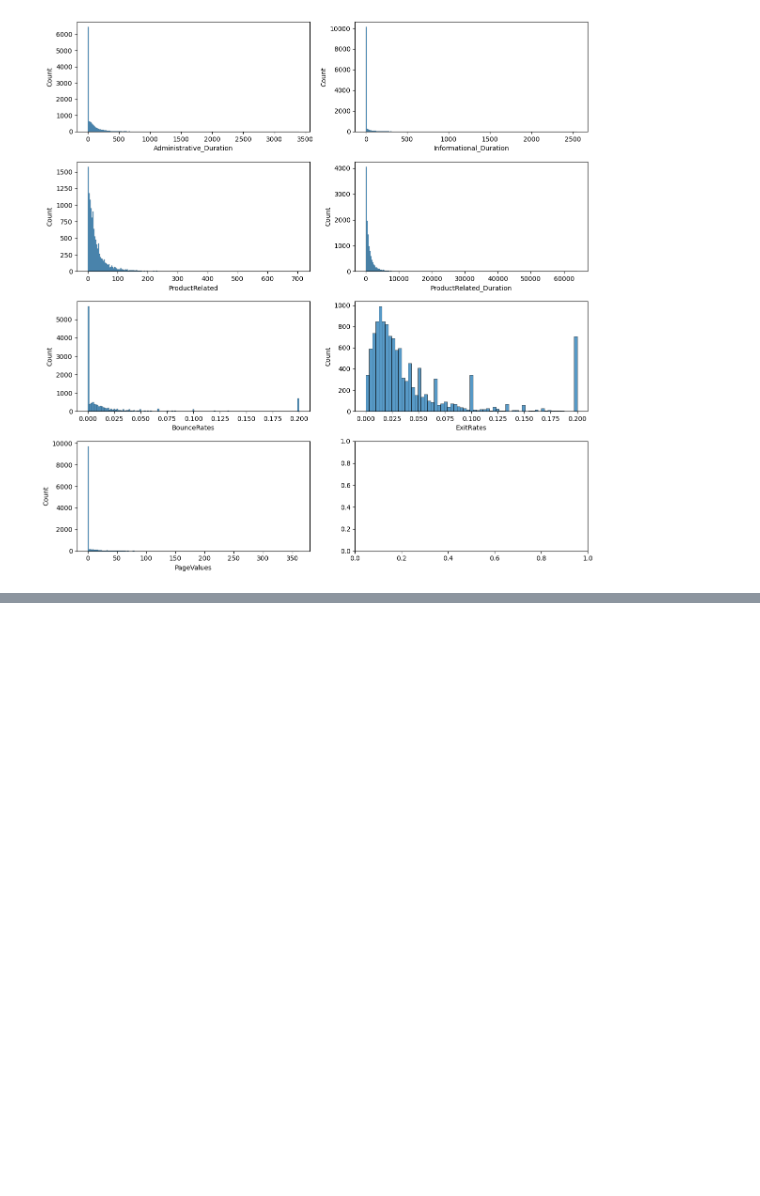
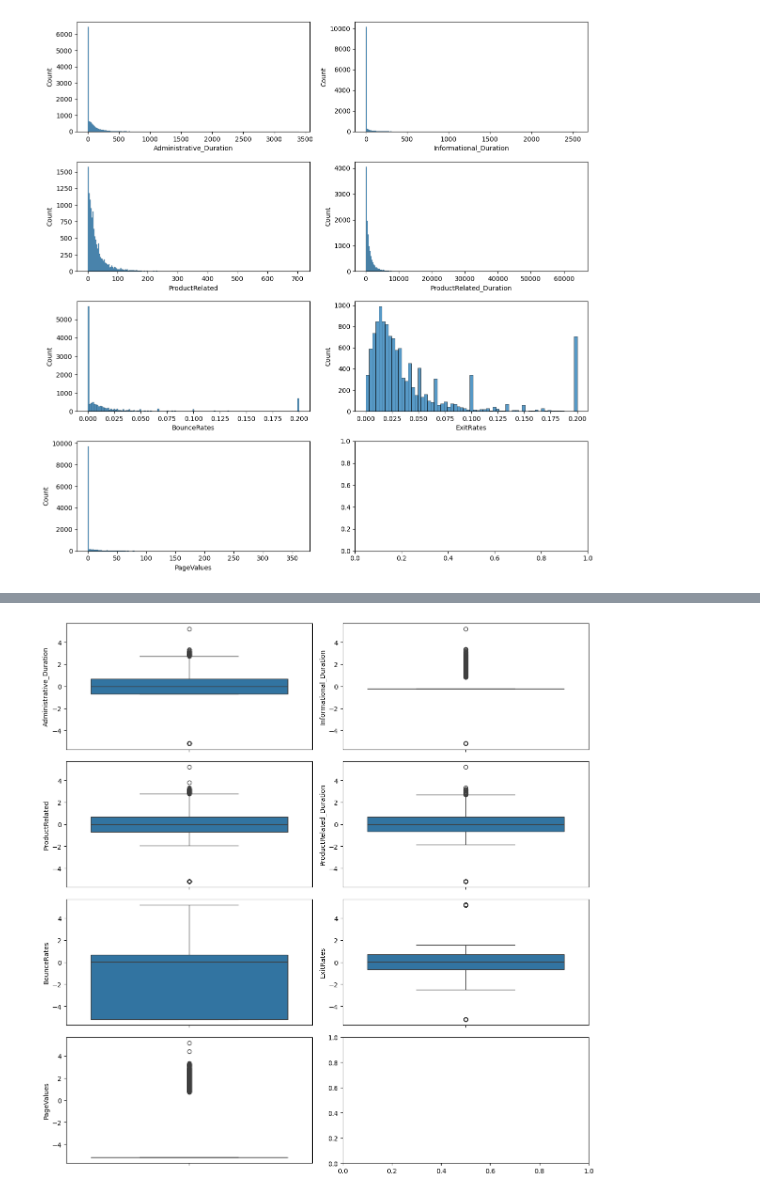
Before and after one commit to LeonArmster/Projeto_Previsao_Ecommerce, a Jupyter notebook: Code/modelo_preditivo.ipynb, the cells around one changed output, grey strips where cells are left out. Drawn from its saved outputs; the diff is of its cells as text; code cells hidden in the pictures; blank space fills up the shorter version.

```diff
--- a/Code/modelo_preditivo.ipynb
+++ b/Code/modelo_preditivo.ipynb
@@ -262,3 +262,8 @@ plt.savefig(imagem/'histplot.png')
 plt.show();
 # %% [output]
 [figure]
+# %%
+# Aplicar o QuantileTransformer nas colunas numéricas
+
+qt = QuantileTransformer(output_distribution='normal', random_state=42)
+df[variaveis_continuas] = qt.fit_transform(df[variaveis_continuas])
@@ -264,0 +279,22 @@ plt.show();
+# %%
+# Gerando boxplots para analise das variáveis continuas
+
+plt.rcParams['figure.figsize'] = [12.00, 12.00]
+plt.rcParams['figure.autolayout'] = True
+f, axes = plt.subplots(4,2)
+
+linha = 0
+coluna = 0
+
+for i in variaveis_continuas:
+    sns.boxplot(data = df, y=i, ax=axes[linha][coluna])
+
+    coluna += 1
+    if coluna == 2:
+        linha += 1
+        coluna = 0
+
+plt.savefig(imagem/'boxplot.png')
+plt.show();
+# %% [output]
+[figure, added]
```
Also changed, not shown: parts of 46 cells of this notebook, 2 other files.
